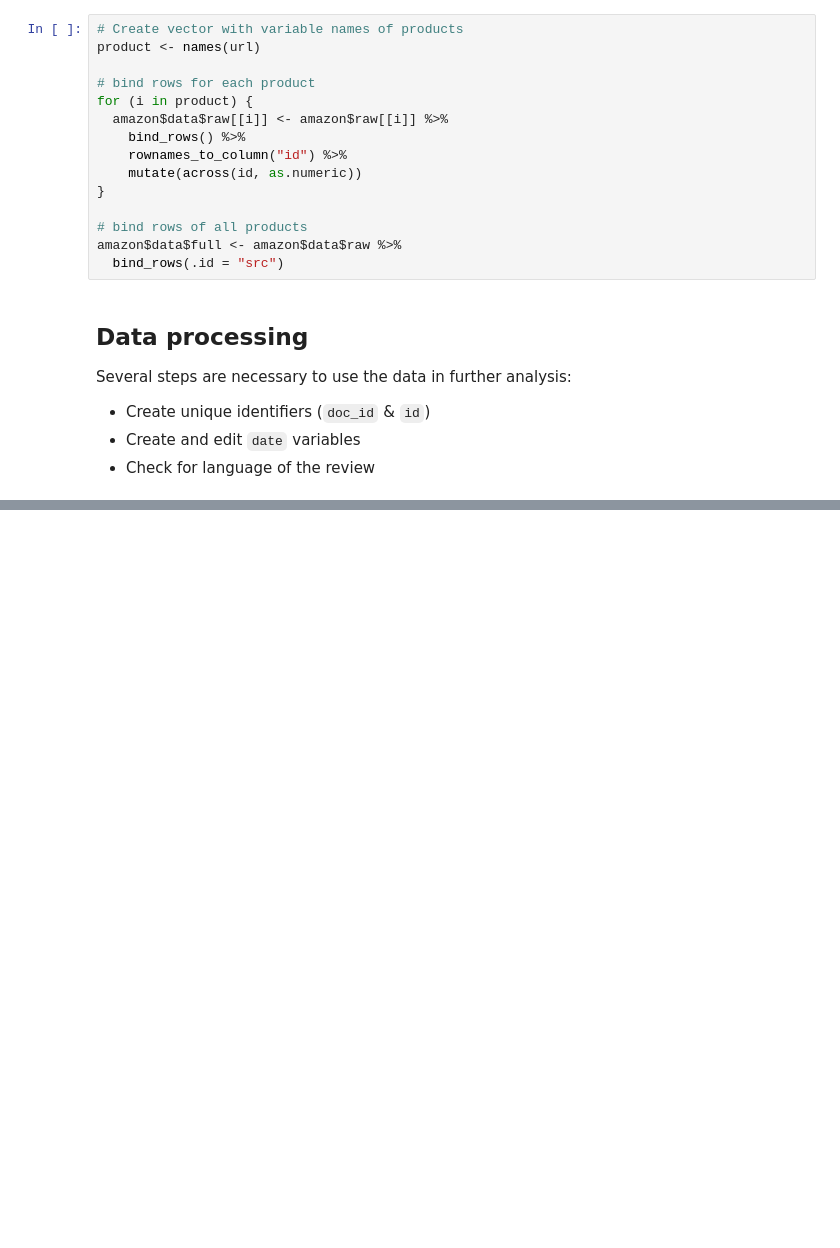
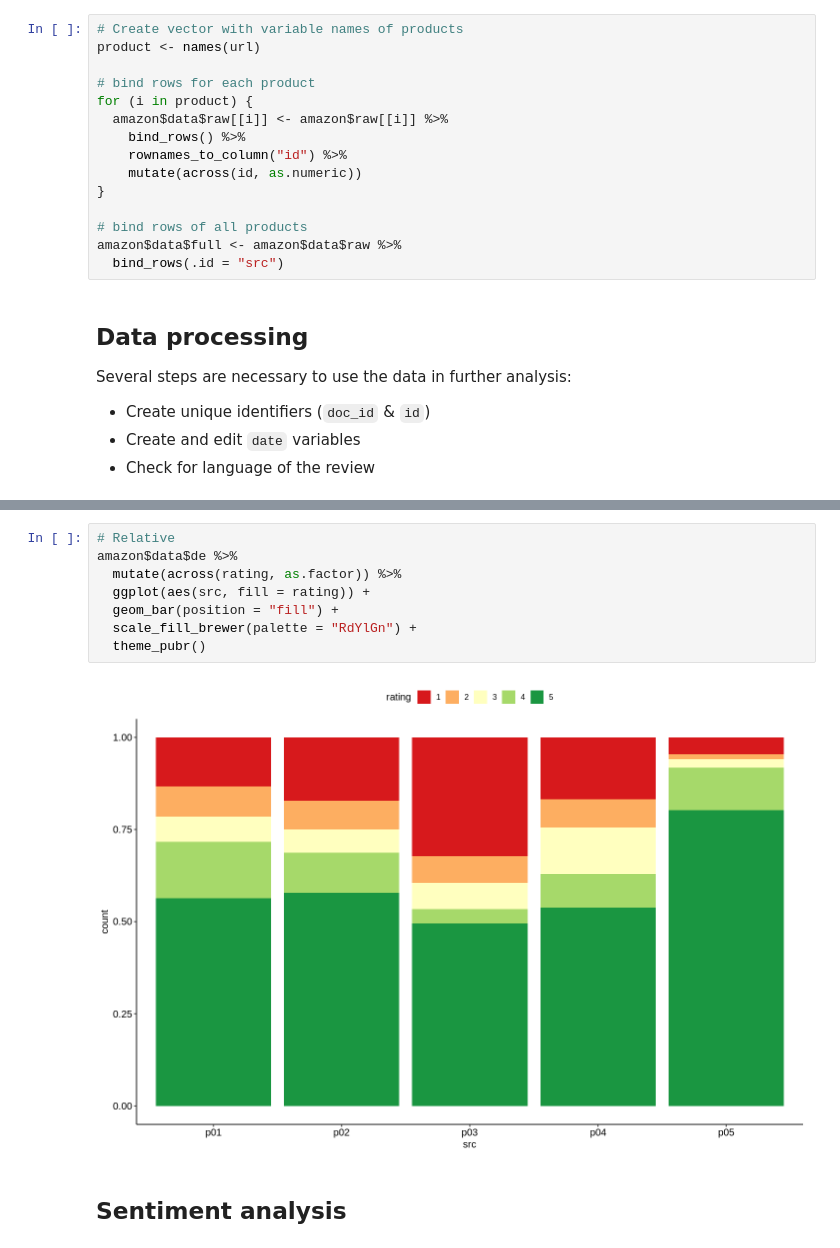
Before and after one commit to chrdrn/dbd_binder, a Jupyter notebook: session_08-showcase_text_as_data.ipynb, the cells around one changed output, grey strips where cells are left out. Drawn from its saved outputs; the diff is of its cells as text; blank space fills up the shorter version.

```diff
--- a/session_08-showcase_text_as_data.ipynb
+++ b/session_08-showcase_text_as_data.ipynb
@@ -161,0 +295,12 @@ Several steps are necessary to use the data in further analysis:
+# %%
+# Relative
+amazon$data$de %>%
+  mutate(across(rating, as.factor)) %>%
+  ggplot(aes(src, fill = rating)) +
+  geom_bar(position = "fill") +
+  scale_fill_brewer(palette = "RdYlGn") +
+  theme_pubr()
+# %% [output]
+[figure, added]
+# %% [markdown]
+## Sentiment analysis
```
Also changed, not shown: parts of 115 cells of this notebook.
